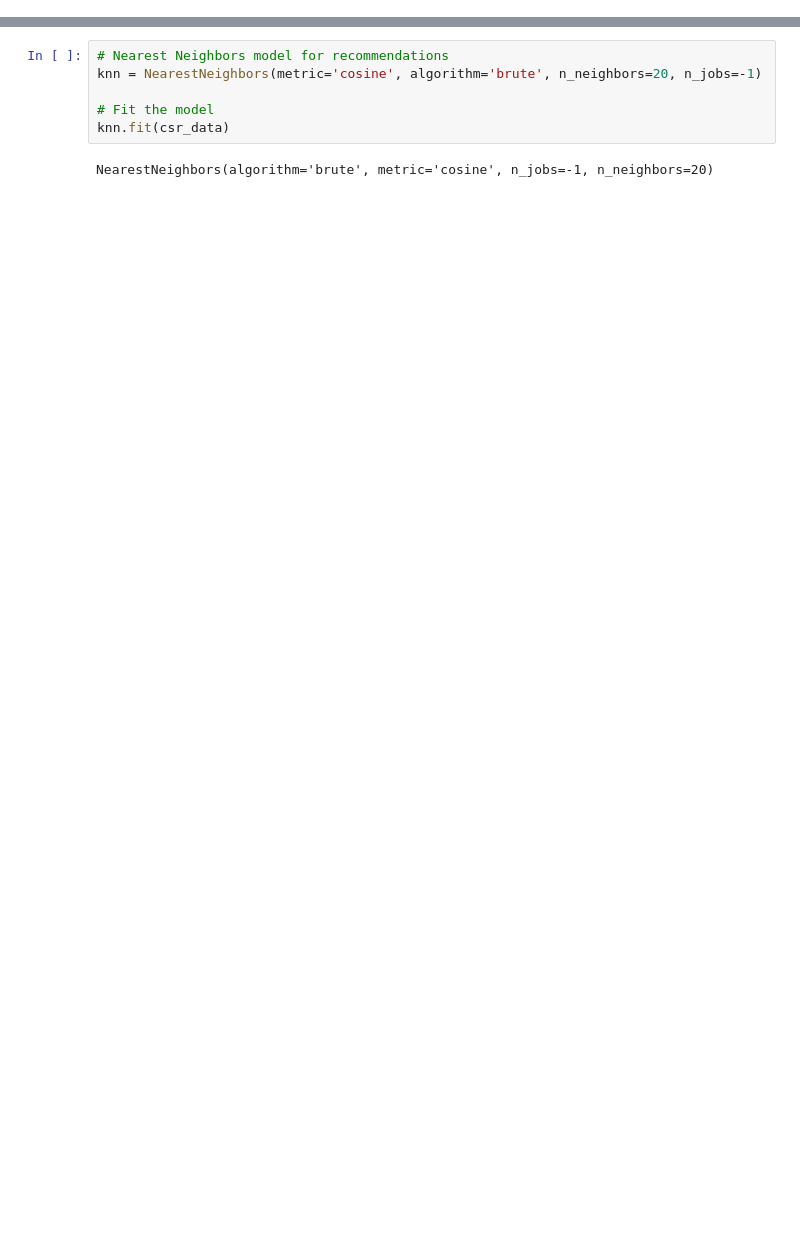
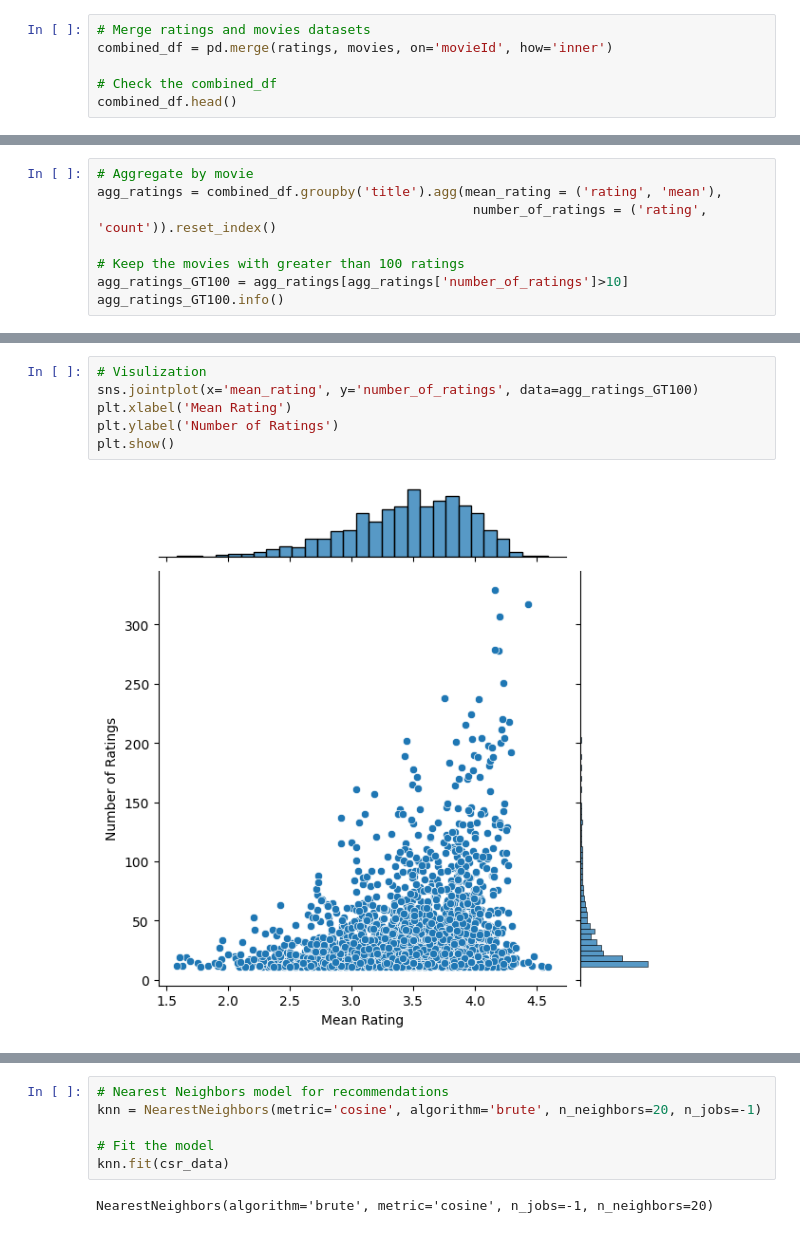
Before and after one commit to carlsonivanic/moviemoose, a Jupyter notebook: main.ipynb, the cells around one changed output, grey strips where cells are left out. Saved outputs shown, nothing was run; the diff lists cells and outputs as text; blank space fills up the shorter version.

```diff
--- a/main.ipynb
+++ b/main.ipynb
@@ -121,0 +126,6 @@ final_dataset.reset_index(inplace=True)
+# %%
+# Merge ratings and movies datasets
+combined_df = pd.merge(ratings, movies, on='movieId', how='inner')
+
+# Check the combined_df
+combined_df.head()
@@ -121,0 +211,8 @@ final_dataset.reset_index(inplace=True)
+# %%
+# Aggregate by movie
+agg_ratings = combined_df.groupby('title').agg(mean_rating = ('rating', 'mean'),
+                                                number_of_ratings = ('rating', 'count')).reset_index()
+
+# Keep the movies with greater than 100 ratings
+agg_ratings_GT100 = agg_ratings[agg_ratings['number_of_ratings']>10]
+agg_ratings_GT100.info()
@@ -121,0 +230,8 @@ final_dataset.reset_index(inplace=True)
+# %%
+# Visulization
+sns.jointplot(x='mean_rating', y='number_of_ratings', data=agg_ratings_GT100)
+plt.xlabel('Mean Rating')
+plt.ylabel('Number of Ratings')
+plt.show()
+# %% [output]
+[figure, added]
```
Also changed, not shown: parts of 64 cells of this notebook.
